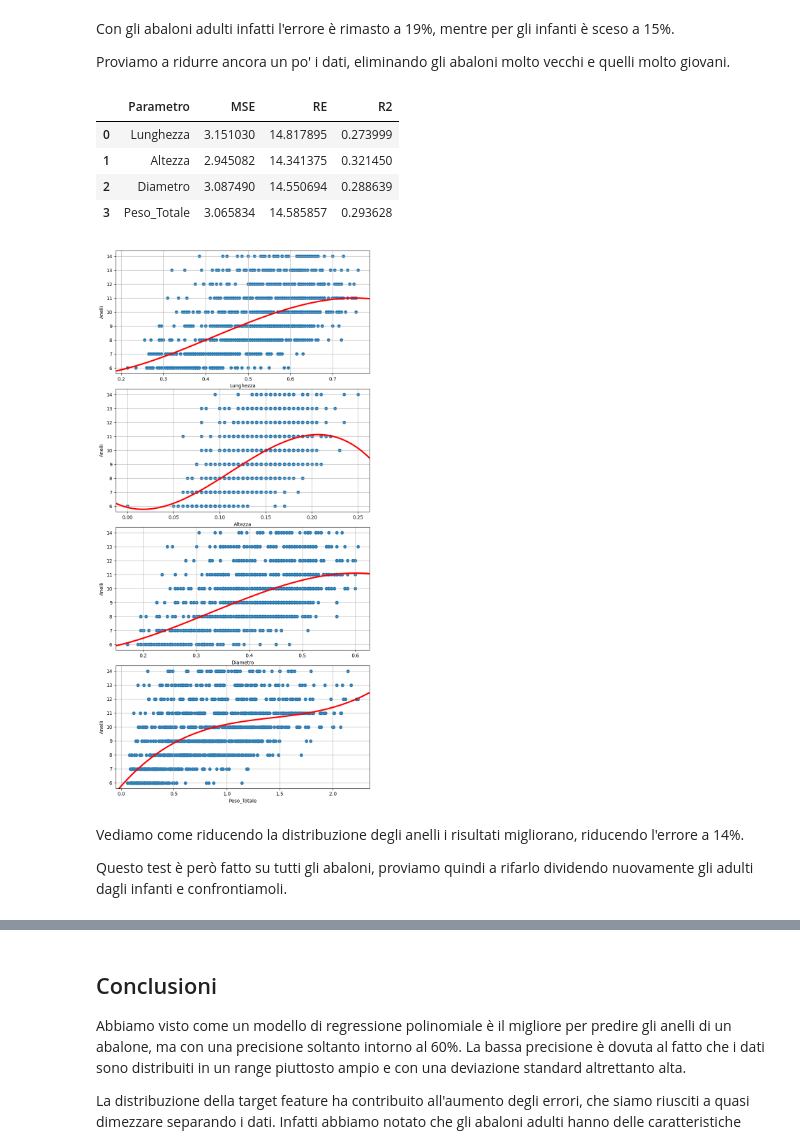
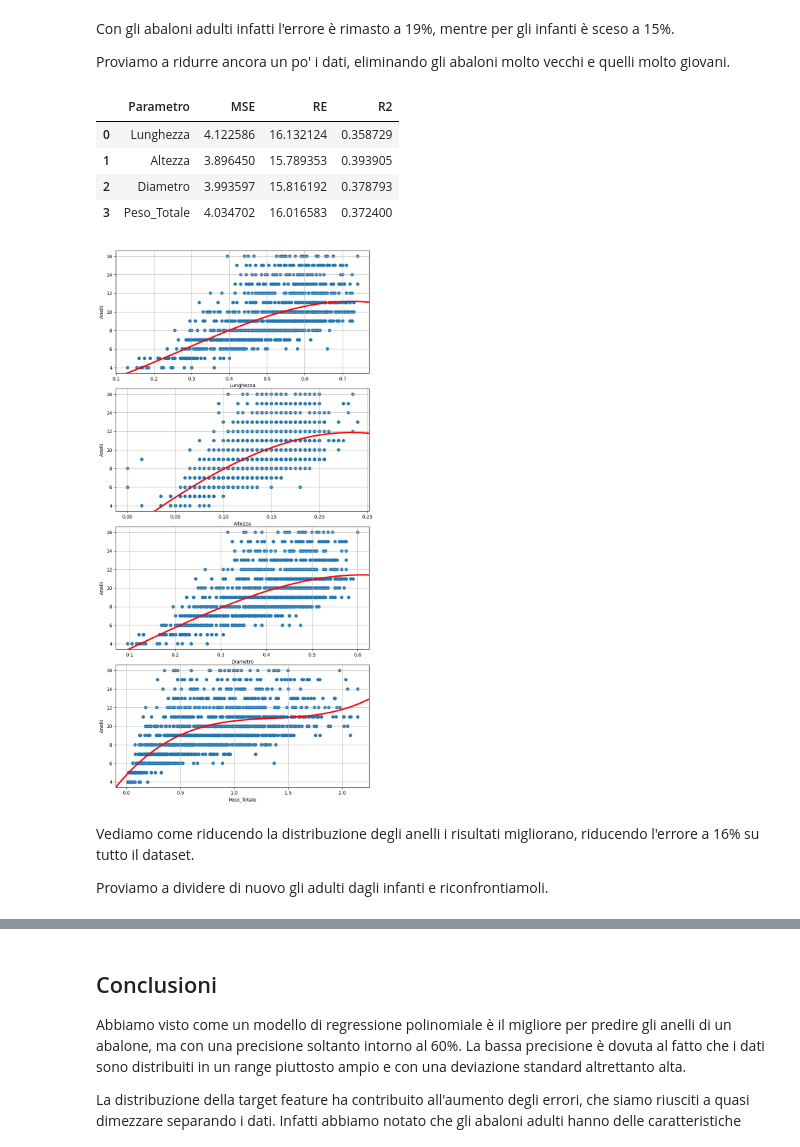
Before and after one commit to GitMatt101/AAC, a Jupyter notebook: AAC.ipynb, the cells around one changed output, grey strips where cells are left out. Cells and saved outputs as stored; diff of their text form; code cells hidden in the pictures.

```diff
--- a/AAC.ipynb
+++ b/AAC.ipynb
@@ -302,11 +248,11 @@ model = Pipeline([
     ("linreg", Lasso())
 ])
 grid = {
-    "linreg__alpha": [x/100 for x in range(1, 10)]
+    "linreg__alpha": [0.0001, 0.001, 0.01, 1]
 }
 gs = GridSearchCV(model, param_grid=grid, return_train_score=True)
-gs.fit(X_train_sparse, y_train)
-print("Accuratezza: ", gs.score(X_train_sparse, y_train) * 100, '%')
+gs.fit(X_train, y_train)
+print("Accuratezza: ", gs.score(X_test, y_test) * 100, '%')
 sel = ["rank_test_score", "mean_test_score", "mean_train_score", "params"]
 pd.DataFrame(gs.cv_results_).sort_values("mean_test_score", ascending=False)[sel]
 # %% [output]
@@ -326,7 +267,7 @@ Prendiamo il parametro più piccolo ed utilizziamolo come valore alpha per allen
 # %%
 model = Pipeline([
     ("scale",  StandardScaler(with_mean=False)),
-    ("linreg", Lasso(alpha=0.01))
+    ("linreg", Lasso(alpha=0.001))
 ])
 model.fit(X_train, y_train);
 lasso = pd.Series(model.named_steps["linreg"].coef_, X.columns)
@@ -352,10 +293,11 @@ model = Pipeline([
     ("linreg", Ridge())
 ])
 grid = {
-    "linreg__alpha": [0.01, 0.1, 1, 5, 10, 50]
+    "linreg__solver": ['auto', 'svd', 'cholesky', 'lsqr', 'sparse_cg', 'sag', 'saga', 'lbfgs'],
+    "linreg__alpha": [0.01, 0.1, 1, 10]
 }
 gs = GridSearchCV(model, param_grid=grid, cv=5, return_train_score=True)
-gs.fit(X_train_sparse, y_train)
-print("Accuratezza: ", gs.score(X_train_sparse, y_train) * 100, '%')
+gs.fit(X_train, y_train)
+print("Accuratezza: ", gs.score(X_test, y_test) * 100, '%')
 pd.DataFrame(gs.cv_results_).sort_values("mean_test_score", ascending=False)[sel]
 # %% [output]
@@ -465,9 +417,10 @@ def show_plot(training_sets, features=['Lunghezza', 'Altezza', 'Diametro', 'Peso
     i = 1
     j = 1
     fig, axes = plt.subplots(nrows=len(features), ncols=len(training_sets), sharex=False, sharey=False, figsize=figsize)
-    if (len(training_sets) == 2):
-        axes[0,0].set_title('Adulti')
-        axes[0,1].set_title('Infanti')
+    if (len(training_sets) == 3):
+        axes[0,0].set_title('Maschi')
+        axes[0,1].set_title('Femmine')
+        axes[0,2].set_title('Infanti')
     fig.tight_layout()
     data = {
         'Parametro': features,
@@ -526,18 +480,18 @@ Con gli abaloni adulti infatti l'errore è rimasto a 19%, mentre per gli infanti
 
 Proviamo a ridurre ancora un po' i dati, eliminando gli abaloni molto vecchi e quelli molto giovani.
 # %%
-abalones_train = abalones.loc[abalones['Anelli'] < 15]
-abalones_train = abalones_train.loc[abalones_train['Anelli'] > 5]
-show_plot([abalones_train], figsize=(8, 16))
+abalones_train_rings = abalones.loc[abalones['Anelli'] < 17]
+abalones_train_rings = abalones_train_rings.loc[abalones_train_rings['Anelli'] > 3]
+show_plot([abalones_train_rings], figsize=(8, 16))
 # %% [output]
 |  | Parametro | MSE | RE | R2 |
-| 0 | Lunghezza | 3.151030 | 14.817895 | 0.273999 |
-| 1 | Altezza | 2.945082 | 14.341375 | 0.321450 |
-| 2 | Diametro | 3.087490 | 14.550694 | 0.288639 |
-| 3 | Peso_Totale | 3.065834 | 14.585857 | 0.293628 |
+| 0 | Lunghezza | 4.122586 | 16.132124 | 0.358729 |
+| 1 | Altezza | 3.896450 | 15.789353 | 0.393905 |
+| 2 | Diametro | 3.993597 | 15.816192 | 0.378793 |
+| 3 | Peso_Totale | 4.034702 | 16.016583 | 0.372400 |
-[figure, old version]
+[figure, new version]
 # %% [markdown]
-Vediamo come riducendo la distribuzione degli anelli i risultati migliorano, riducendo l'errore a 14%.
+Vediamo come riducendo la distribuzione degli anelli i risultati migliorano, riducendo l'errore a 16% su tutto il dataset.
 
-Questo test è però fatto su tutti gli abaloni, proviamo quindi a rifarlo dividendo nuovamente gli adulti dagli infanti e confrontiamoli.
+Proviamo a dividere di nuovo gli adulti dagli infanti e riconfrontiamoli.
 # %%
```
Also changed, not shown: parts of 19 cells of this notebook.
